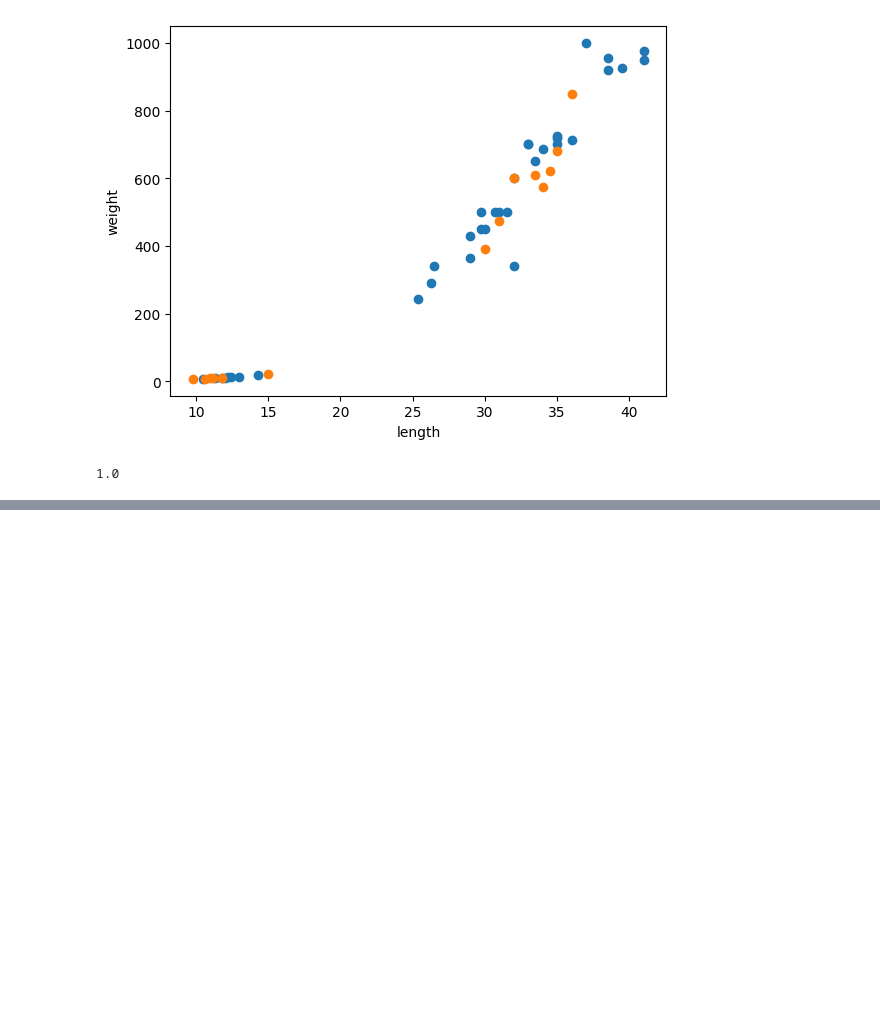
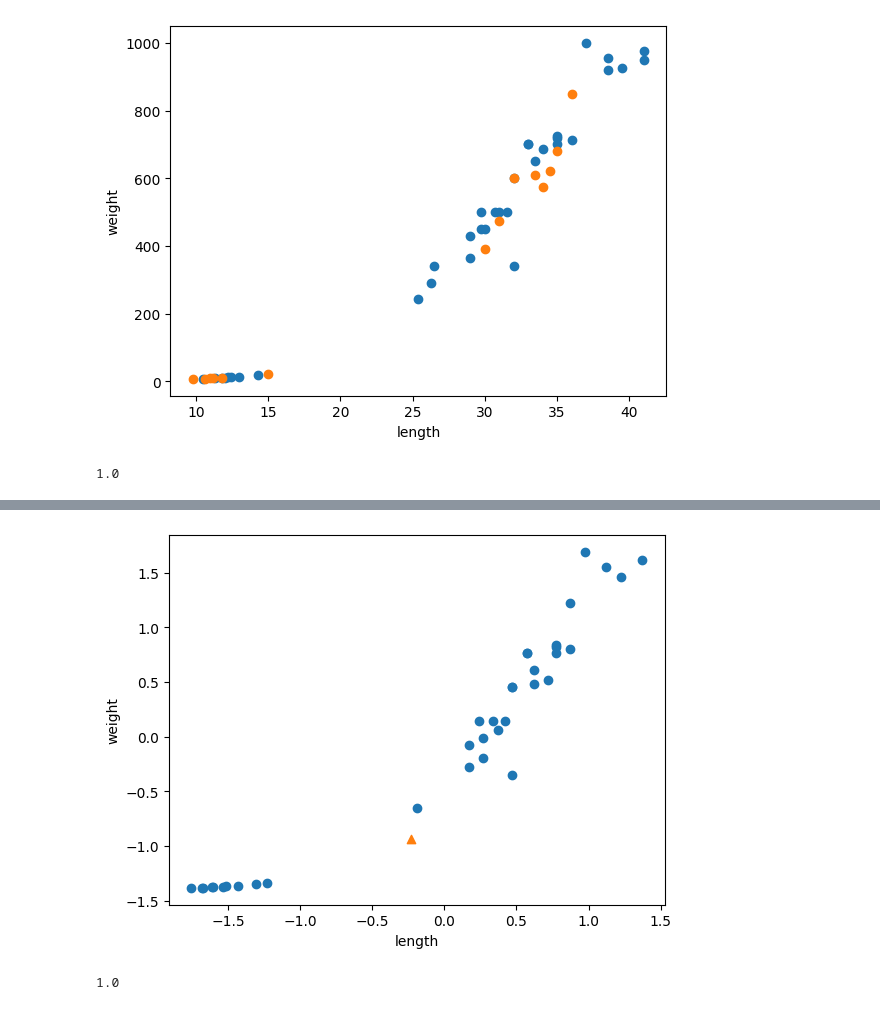
Before and after one commit to Juseong-Yu/hongonmachine, a Jupyter notebook: 혼공머신.ipynb, the cells around one changed output, grey strips where cells are left out. Drawn from its saved outputs; the diff is of its cells as text; code cells hidden in the pictures; blank space fills up the shorter version.

```diff
--- a/혼공머신.ipynb
+++ b/혼공머신.ipynb
@@ -162,0 +257,17 @@ kn.score(test_input, test_target)
+# %%
+# 표준점수를 이용한 산점도
+new = ([25,150] - mean) / std
+plt.scatter(train_scaled[:,0], train_scaled[:,1])
+plt.scatter(new[0], new[1], marker = '^')
+plt.xlabel('length') # x 축에 길이
+plt.ylabel('weight') # y 축에 무게
+plt.show()
+# %% [output]
+[figure, added]
+# %%
+# 평균점수로 만든 리스트를 k-최근접 이웃 알고리즘으로 훈련후 평가
+kn.fit(train_scaled, train_target)
+test_scaled = (test_input - mean) / std
+kn.score(test_scaled, test_target)
+# %% [output]
+1.0
```
Also changed, not shown: parts of 12 cells of this notebook.
